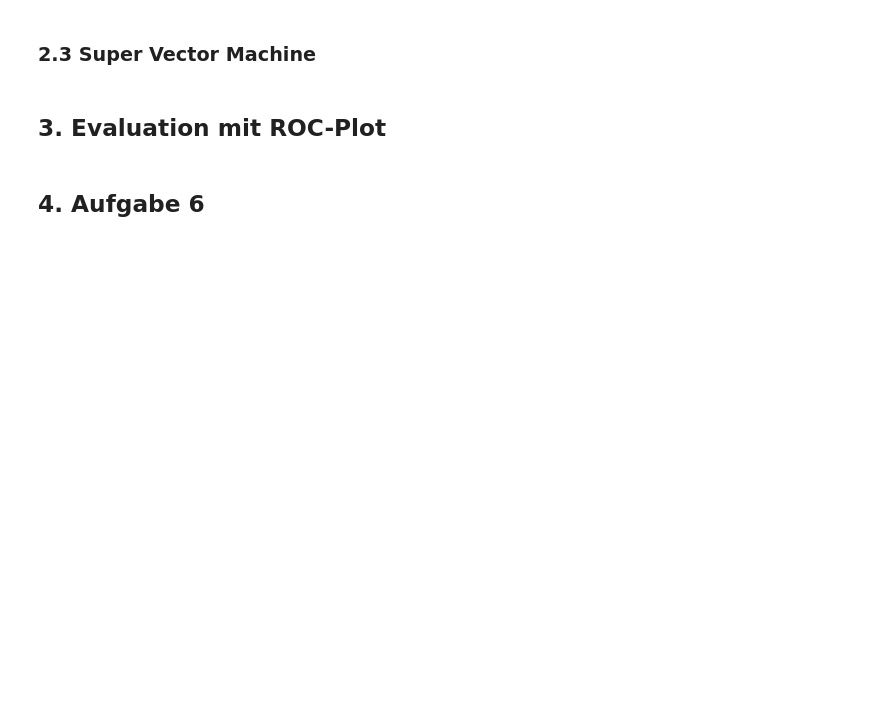
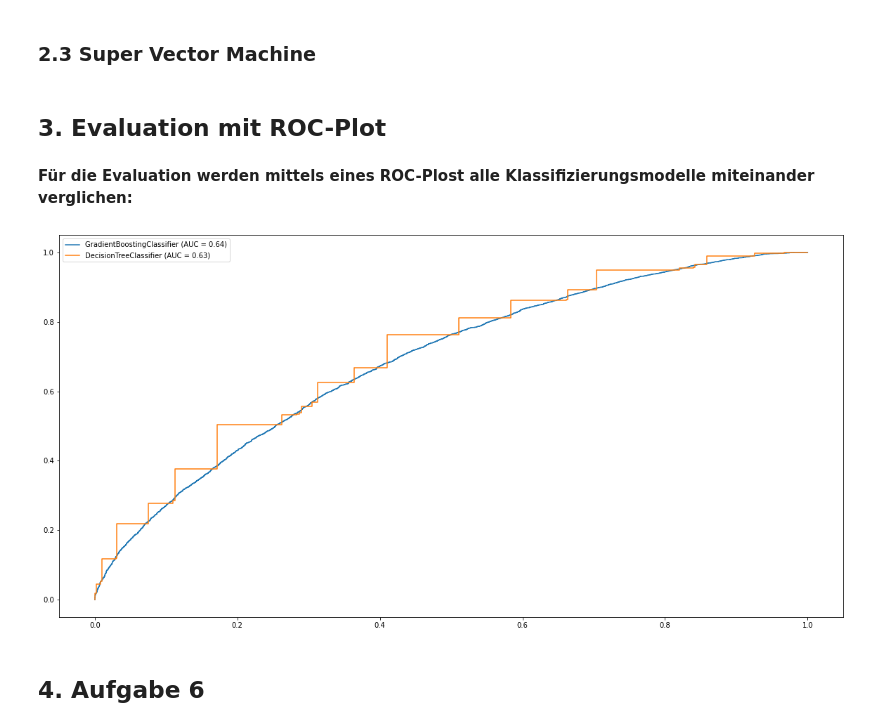
Before and after one commit to P-AEL/ML-Projekt, a Jupyter notebook: main.ipynb, the cells around one changed output. Saved outputs shown, nothing was run; the diff lists cells and outputs as text; code cells hidden in the pictures; blank space fills up the shorter version.

```diff
--- a/main.ipynb
+++ b/main.ipynb
@@ -288,0 +311,22 @@ def calc_model_cost(y_test,y_pred,X_test,Modelname: str):
+# %%
+min_samples = [2, 10, 20, 50, 100]
+kf = KFold(n_splits= 10, shuffle= True, random_state= 1)
+best_mean_score = 0
+best_combination = dict(max_depth= None, min_samples= 2)
+
+for depth in range(1,19):
+ for min_sample in min_samples:
+  scores = []
+  classifier = DecisionTreeClassifier(max_depth= depth, min_samples_split= min_sample, random_state= 0)
+  if classifier.fit(X_train, y_train).tree_.max_depth < depth:
+   break
+  score = np.mean(cross_val_score(classifier, X_train, y_train, scoring= "accuracy", cv= kf, n_jobs= 1))
+  scores.append(score)
+
+  mean_score = np.mean(np.array(scores))
+ if mean_score > best_mean_score:
+  best_combination["max_depth"] = depth
+  best_combination["min_samples"] = min_sample
+  best_mean_score = mean_score
+
+print(f"Best Mean_score: {best_mean_score}, Best Max_depth: {best_combination['max_depth']}, Best Min_samples_split: {best_combination['min_samples']}")
@@ -288,0 +337,6 @@ def calc_model_cost(y_test,y_pred,X_test,Modelname: str):
+# %%
+best_dtc = DecisionTreeClassifier(max_depth= best_combination["max_depth"], min_samples_split= best_combination["min_samples"], random_state= 0)
+best_dtc.fit(X_train, y_train)
+
+y_pred_train_best_dtc = best_dtc.predict(X_train)
+y_pred_test_best_dtc = best_dtc.predict(X_test)
@@ -292,0 +369,7 @@ def calc_model_cost(y_test,y_pred,X_test,Modelname: str):
+# %%
+best_gbc = HistGradientBoostingClassifier(max_iter= 100, max_depth= 9, random_state= 1, learning_rate= 0.1).fit(X_train, y_train)
+
+y_pred_train_best_gbc = best_gbc.predict(X_train)
+y_pred_test_best_gbc = best_gbc.predict(X_test)
+
+print_evaluation("GradientBoostingClassifier", X_train, X_test, y_train, y_test, y_pred_train_best_gbc, y_pred_test_best_gbc)
@@ -294,5 +382,16 @@ def calc_model_cost(y_test,y_pred,X_test,Modelname: str):
 ### 2.3 Super Vector Machine
 # %% [markdown]
 ## 3. Evaluation mit ROC-Plot
+# %% [markdown]
+**Für die Evaluation werden mittels eines ROC-Plost alle Klassifizierungsmodelle miteinander verglichen:**
+# %%
+plot_roc_curve(X_test, y_test,
+ y_predict= [
+  [best_gbc, y_pred_test_best_gbc, "GradientBoostingClassifier"],
+  [best_dtc, y_pred_test_best_dtc, "DecisionTreeClassifier"]
+  ]
+ )
+# %% [output]
+[figure, added]
 # %% [markdown]
 ## 4. Aufgabe 6
```
Also changed, not shown: parts of 15 cells of this notebook, 1 other file.
